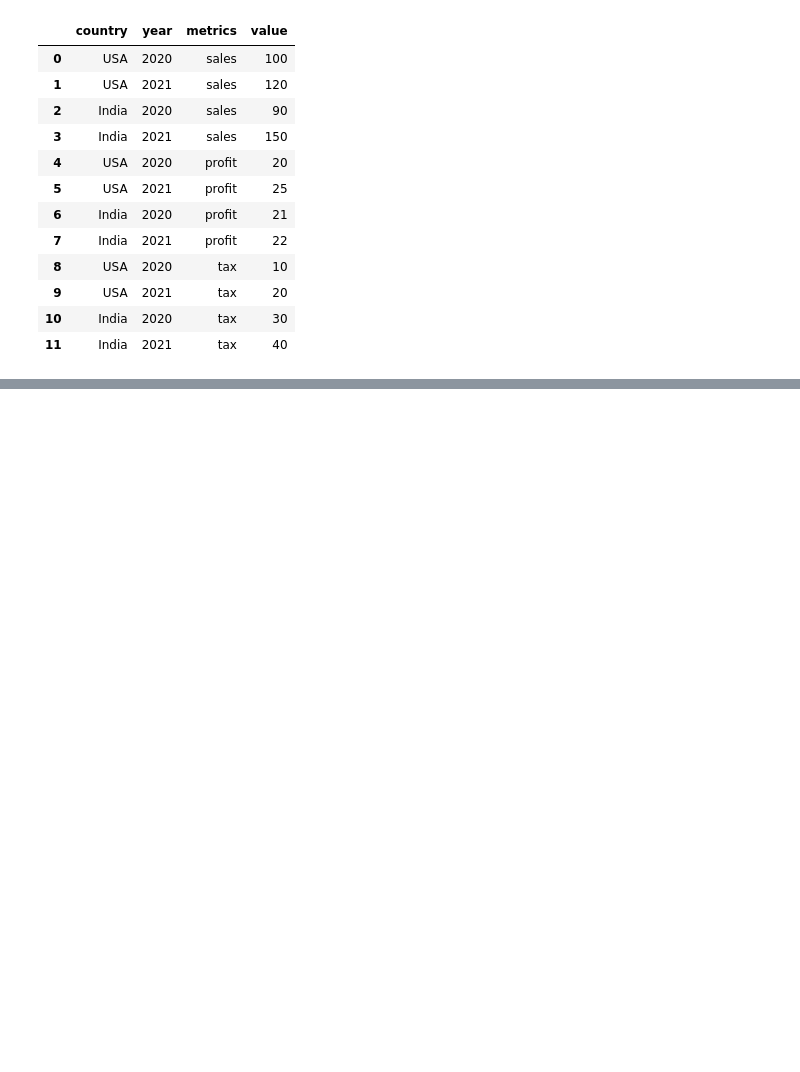
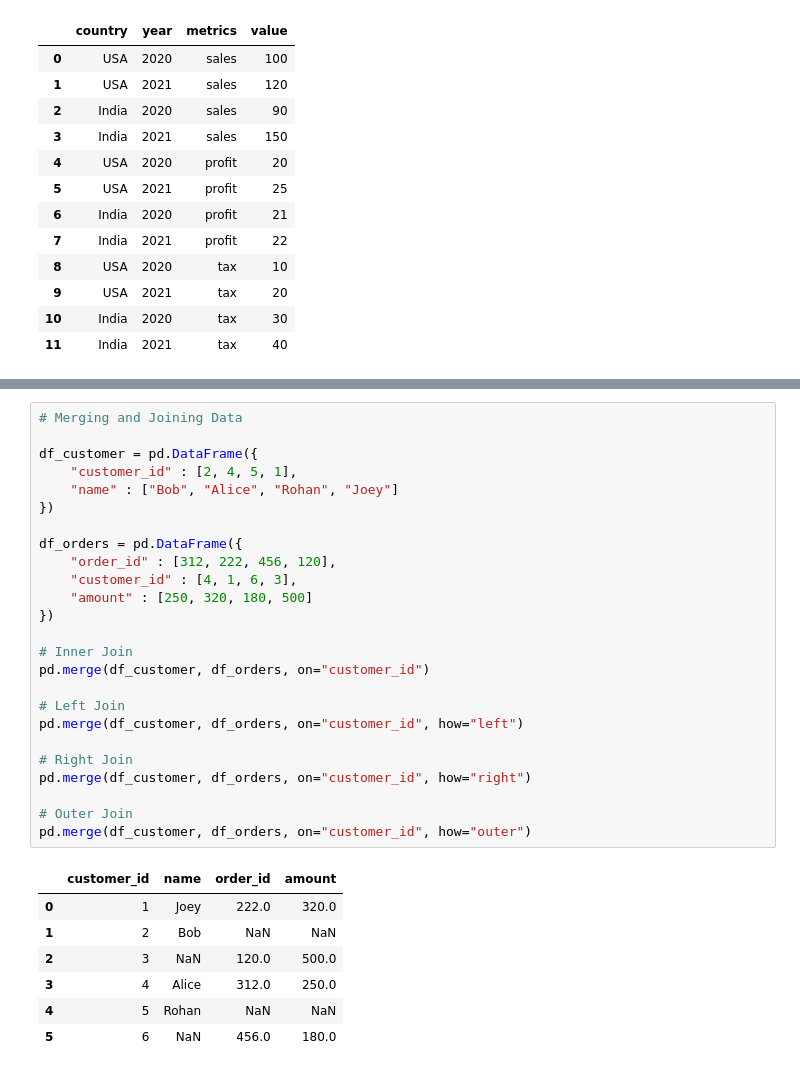
Before and after one commit to Anshika-at-git/Pandas-Practice, a Jupyter notebook: Pandas_tutorial.ipynb, the cells around one changed output, grey strips where cells are left out. Drawn from its saved outputs; the diff is of its cells as text; blank space fills up the shorter version.

```diff
--- a/Pandas_tutorial.ipynb
+++ b/Pandas_tutorial.ipynb
@@ -564,0 +576,33 @@ melted_df
+# %%
+# Merging and Joining Data
+
+df_customer = pd.DataFrame({
+    "customer_id" : [2, 4, 5, 1],
+    "name" : ["Bob", "Alice", "Rohan", "Joey"]
+})
+
+df_orders = pd.DataFrame({
+    "order_id" : [312, 222, 456, 120],
+    "customer_id" : [4, 1, 6, 3],
+    "amount" : [250, 320, 180, 500]
+})
+
+# Inner Join
+pd.merge(df_customer, df_orders, on="customer_id")
+
+# Left Join
+pd.merge(df_customer, df_orders, on="customer_id", how="left")
+
+# Right Join
+pd.merge(df_customer, df_orders, on="customer_id", how="right")
+
+# Outer Join
+pd.merge(df_customer, df_orders, on="customer_id", how="outer")
+# %% [output]
+|  | customer_id | name | order_id | amount |
+| 0 | 1 | Joey | 222.0 | 320.0 |
+| 1 | 2 | Bob | NaN | NaN |
+| 2 | 3 | NaN | 120.0 | 500.0 |
+| 3 | 4 | Alice | 312.0 | 250.0 |
+| 4 | 5 | Rohan | NaN | NaN |
+| 5 | 6 | NaN | 456.0 | 180.0 |
```
Also changed, not shown: parts of 2 cells of this notebook.
